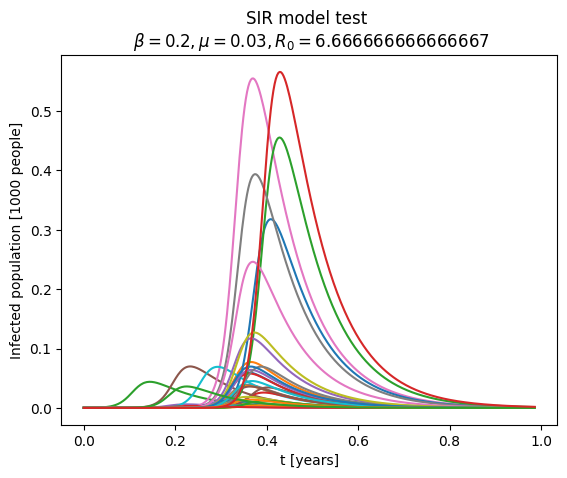
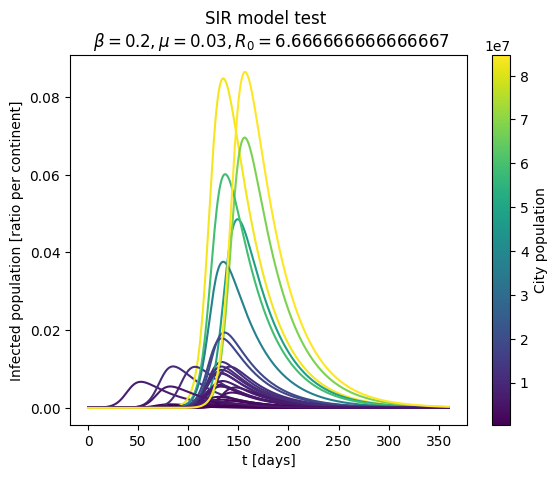
Code edit (unified diff) that turned the first committed figure into the second:
--- before
+++ after
@@ -1,7 +1,2 @@
-for i in range(I.shape[0]):
-    plt.plot(t / 365, I[i] / np.sum(population))
-    
-plt.title(f'SIR model test \n $\\beta = {beta}, \\mu = {mu}, R_0 = {beta/mu}$')
-plt.xlabel('t [years]')
-plt.ylabel('Infected population [1000 people]')
-#plt.legend()
+simple_plot(population, init_state, C,
+                          t_end=360, infection_rate=beta, recovery_rate=mu)

Commit: looks good